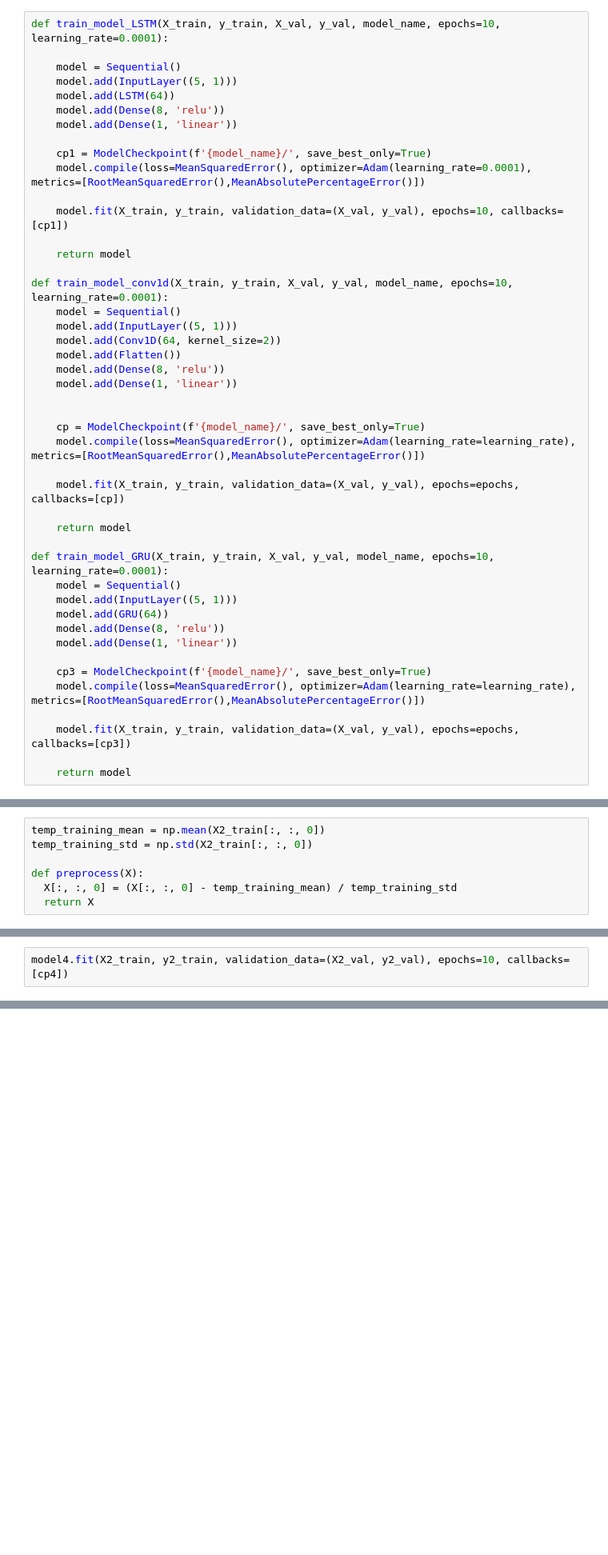
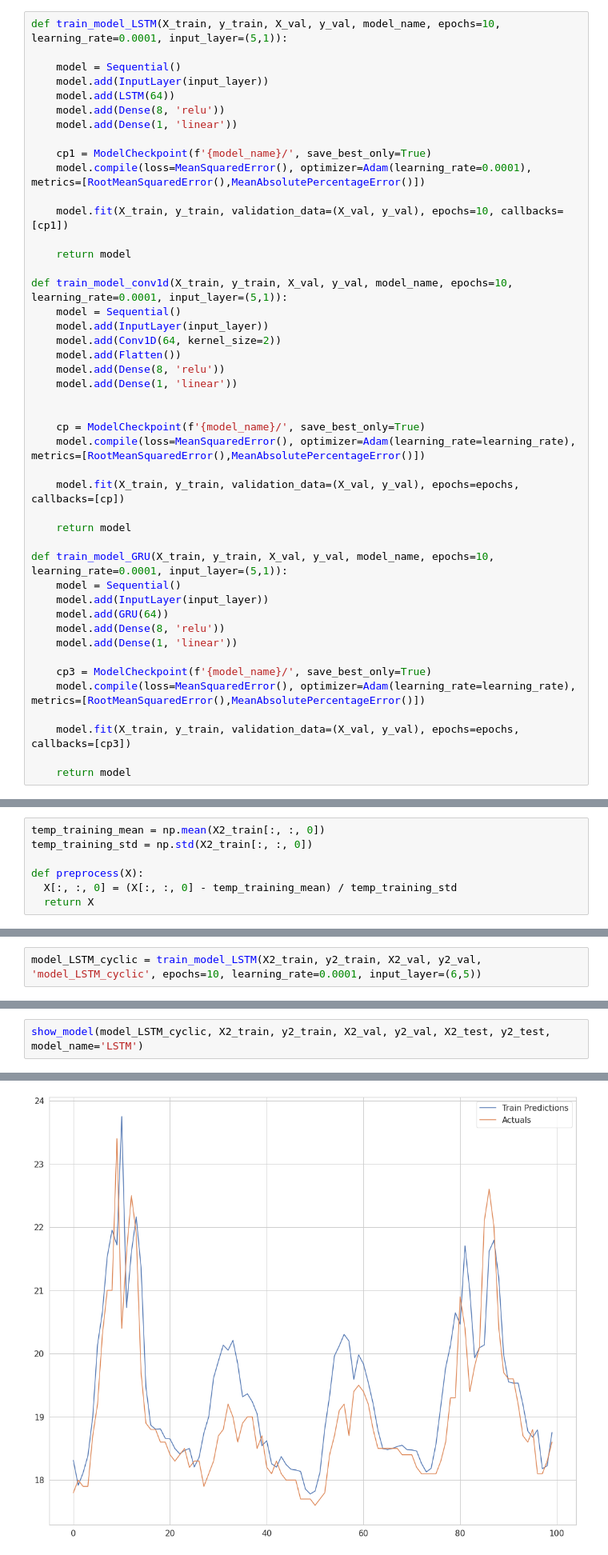
Before and after one commit to paulobueno90/LSTM-GRU-Conv1d-timeseries-forecast, a Jupyter notebook: temperature_time_series_forecasting_notebook.ipynb, the cells around one changed output, grey strips where cells are left out. Shown at 80% size. Drawn from its saved outputs; the diff is of its cells as text; blank space fills up the shorter version.

```diff
--- a/temperature_time_series_forecasting_notebook.ipynb
+++ b/temperature_time_series_forecasting_notebook.ipynb
@@ -143,10 +147,10 @@ ________________________________________
  y test:(8766,)
 ________________________________________
 # %%
-def train_model_LSTM(X_train, y_train, X_val, y_val, model_name, epochs=10, learning_rate=0.0001):
+def train_model_LSTM(X_train, y_train, X_val, y_val, model_name, epochs=10, learning_rate=0.0001, input_layer=(5,1)):
 
     model = Sequential()
-    model.add(InputLayer((5, 1)))
+    model.add(InputLayer(input_layer))
     model.add(LSTM(64))
     model.add(Dense(8, 'relu'))
     model.add(Dense(1, 'linear'))
@@ -158,9 +162,9 @@ def train_model_LSTM(X_train, y_train, X_val, y_val, model_name, epochs=10, lear
 
     return model
 
-def train_model_conv1d(X_train, y_train, X_val, y_val, model_name, epochs=10, learning_rate=0.0001):
+def train_model_conv1d(X_train, y_train, X_val, y_val, model_name, epochs=10, learning_rate=0.0001, input_layer=(5,1)):
     model = Sequential()
-    model.add(InputLayer((5, 1)))
+    model.add(InputLayer(input_layer))
     model.add(Conv1D(64, kernel_size=2))
     model.add(Flatten())
     model.add(Dense(8, 'relu'))
@@ -174,9 +178,9 @@ def train_model_conv1d(X_train, y_train, X_val, y_val, model_name, epochs=10, le
 
     return model
 
-def train_model_GRU(X_train, y_train, X_val, y_val, model_name, epochs=10, learning_rate=0.0001):
+def train_model_GRU(X_train, y_train, X_val, y_val, model_name, epochs=10, learning_rate=0.0001, input_layer=(5,1)):
     model = Sequential()
-    model.add(InputLayer((5, 1)))
+    model.add(InputLayer(input_layer))
     model.add(GRU(64))
     model.add(Dense(8, 'relu'))
     model.add(Dense(1, 'linear'))
@@ -736,4 +626,4 @@ model4.compile(loss=MeanSquaredError(), optimizer=Adam(learning_rate=0.0001), me
 # %%
-model4.fit(X2_train, y2_train, validation_data=(X2_val, y2_val), epochs=10, callbacks=[cp4])
+model_LSTM_cyclic = train_model_LSTM(X2_train, y2_train, X2_val, y2_val, 'model_LSTM_cyclic', epochs=10, learning_rate=0.0001, input_layer=(6,5))
 # %% [output]
 Epoch 1/10
@@ -835,0 +645,3 @@ plot_predictions1(test_model, X_test1, y_test1)
+# %%
+show_model(model_LSTM_cyclic, X2_train, y2_train, X2_val, y2_val, X2_test, y2_test, model_name='LSTM')
+# %% [output]
@@ -835,0 +665 @@ plot_predictions1(test_model, X_test1, y_test1)
+[figure, added]
```
Also changed, not shown: parts of 48 cells of this notebook.
